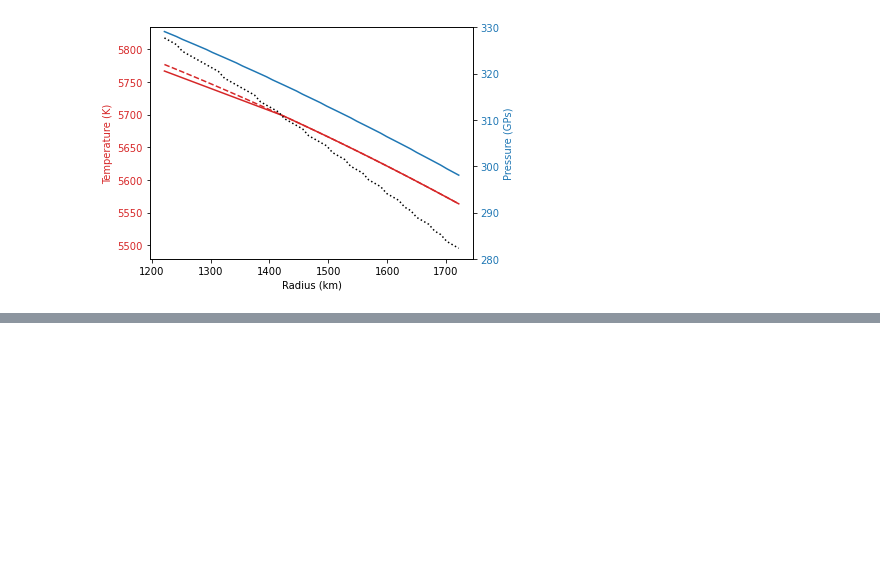
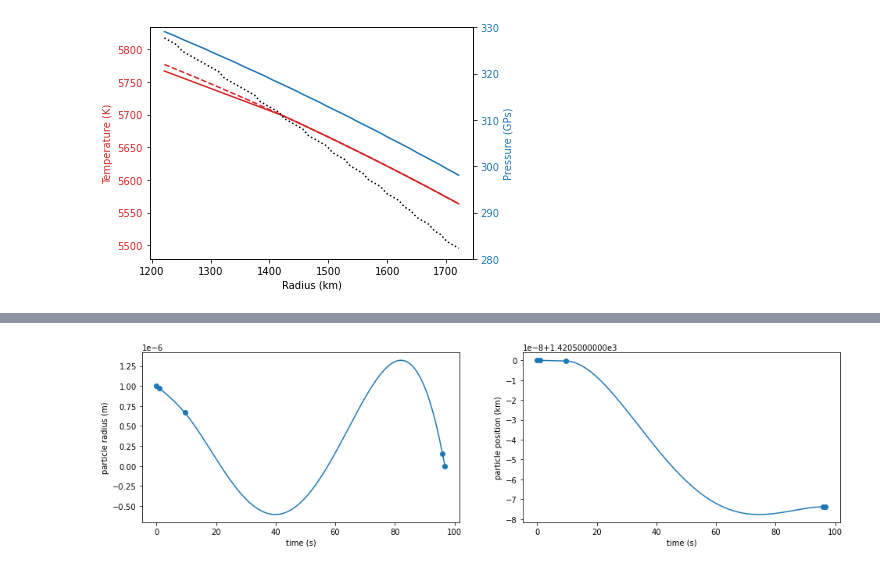
Before and after one commit to andreww/slurry, a Jupyter notebook: self_consistent_solution.ipynb, the cells around one changed output, grey strips where cells are left out. Drawn from its saved outputs; the diff is of its cells as text; code cells hidden in the pictures; blank space fills up the shorter version.

```diff
--- a/self_consistent_solution.ipynb
+++ b/self_consistent_solution.ipynb
@@ -218,0 +283,14 @@ liquid_density, solid_mixture_density, fe_liquid_density, fe_hpc_density, \
+# %%
+fig, ax = plt.subplots(ncols=2, figsize=(16,4))
+ax[0].plot(times, rps)
+ax[0].scatter(sol.t, sol.y[0])
+ax[0].set_xlabel('time (s)')
+ax[0].set_ylabel('particle radius (m)')
+
+ax[1].plot(times, lps/1000)
+ax[1].scatter(sol.t, sol.y[1]/1000)
+ax[1].set_xlabel('time (s)')
+ax[1].set_ylabel('particle position (km)')
+plt.show()
+# %% [output]
+[figure, added]
```
Also changed, not shown: parts of 24 cells of this notebook, 4 other files.
